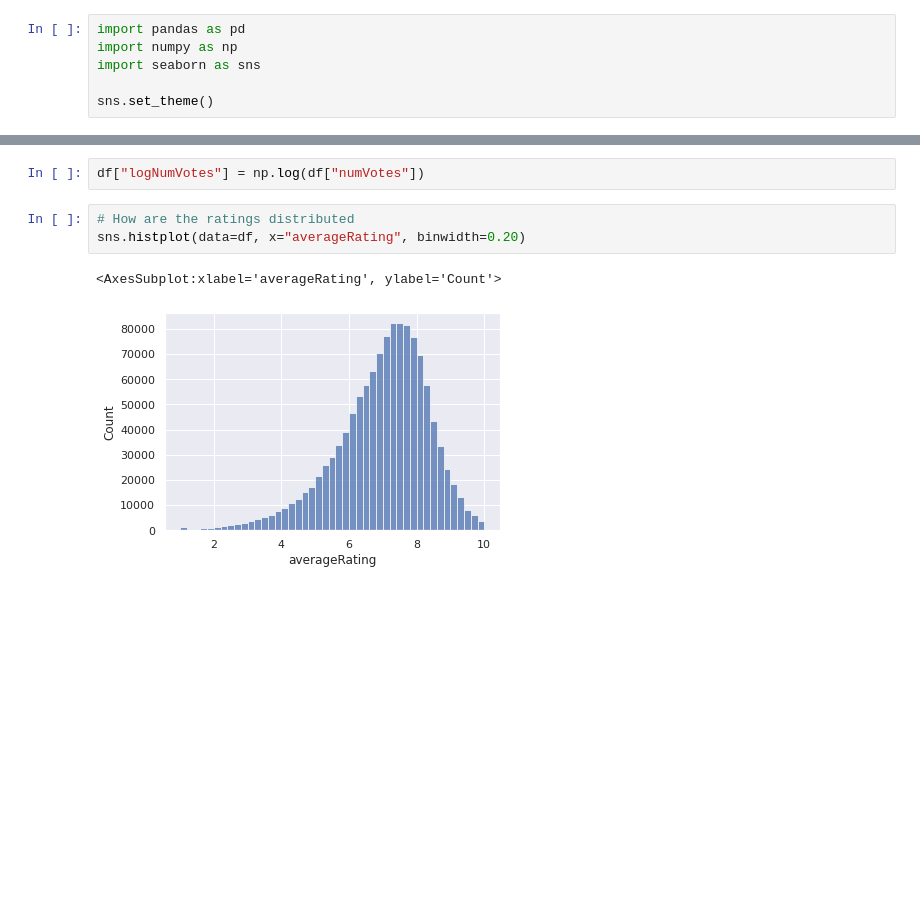
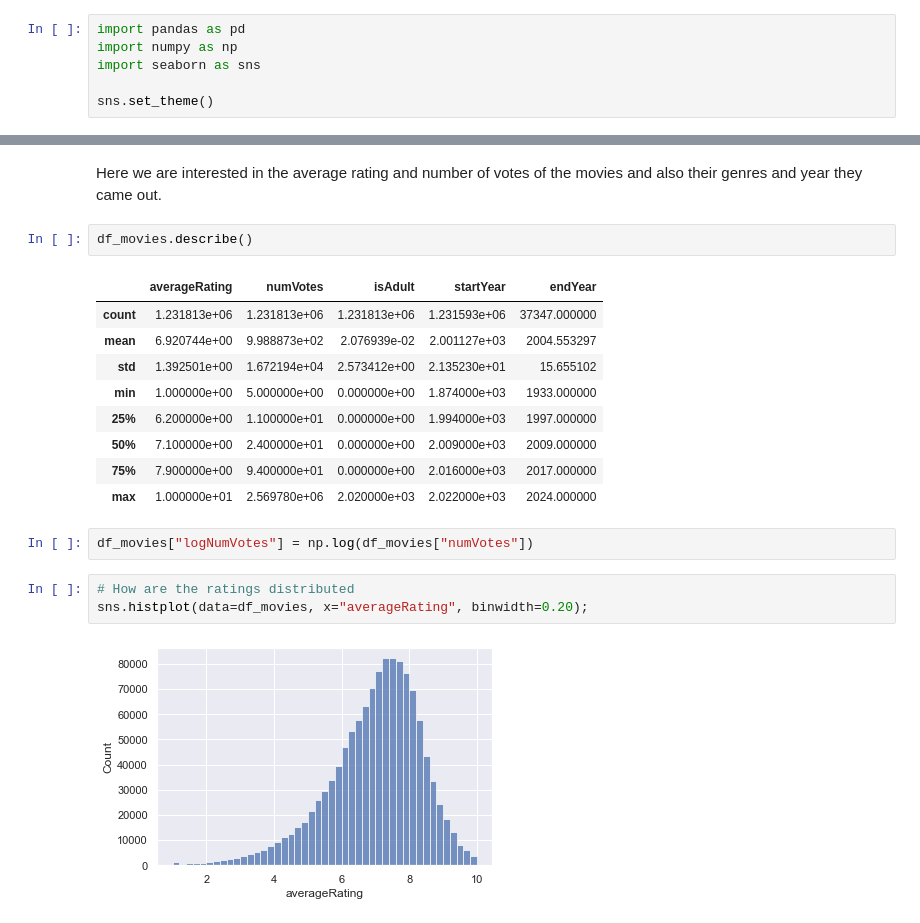
Before and after one commit to com-480-data-visualization/datavis-project-2022-teamsalt, a Jupyter notebook: data_exploration.ipynb, the cells around one changed output, grey strips where cells are left out. Drawn from its saved outputs; the diff is of its cells as text; blank space fills up the shorter version.

```diff
--- a/data_exploration.ipynb
+++ b/data_exploration.ipynb
@@ -22,10 +25,23 @@ df.head()
+# %% [markdown]
+Here we are interested in the average rating and number of votes of the movies and also their genres and year they came out.
+# %%
+df_movies.describe()
+# %% [output]
+|  | averageRating | numVotes | isAdult | startYear | endYear |
+| count | 1.231813e+06 | 1.231813e+06 | 1.231813e+06 | 1.231593e+06 | 37347.000000 |
+| mean | 6.920744e+00 | 9.988873e+02 | 2.076939e-02 | 2.001127e+03 | 2004.553297 |
+| std | 1.392501e+00 | 1.672194e+04 | 2.573412e+00 | 2.135230e+01 | 15.655102 |
+| min | 1.000000e+00 | 5.000000e+00 | 0.000000e+00 | 1.874000e+03 | 1933.000000 |
+| 25% | 6.200000e+00 | 1.100000e+01 | 0.000000e+00 | 1.994000e+03 | 1997.000000 |
+| 50% | 7.100000e+00 | 2.400000e+01 | 0.000000e+00 | 2.009000e+03 | 2009.000000 |
+| 75% | 7.900000e+00 | 9.400000e+01 | 0.000000e+00 | 2.016000e+03 | 2017.000000 |
+| max | 1.000000e+01 | 2.569780e+06 | 2.020000e+03 | 2.022000e+03 | 2024.000000 |
 # %%
-df["logNumVotes"] = np.log(df["numVotes"])
+df_movies["logNumVotes"] = np.log(df_movies["numVotes"])
 # %%
 # How are the ratings distributed
-sns.histplot(data=df, x="averageRating", binwidth=0.20)
+sns.histplot(data=df_movies, x="averageRating", binwidth=0.20);
 # %% [output]
-<AxesSubplot:xlabel='averageRating', ylabel='Count'>
-[figure, old version]
+[figure, new version]
 # %%
 # Do newer movies receive more ratings ?
```
Also changed, not shown: parts of 8 cells of this notebook.
